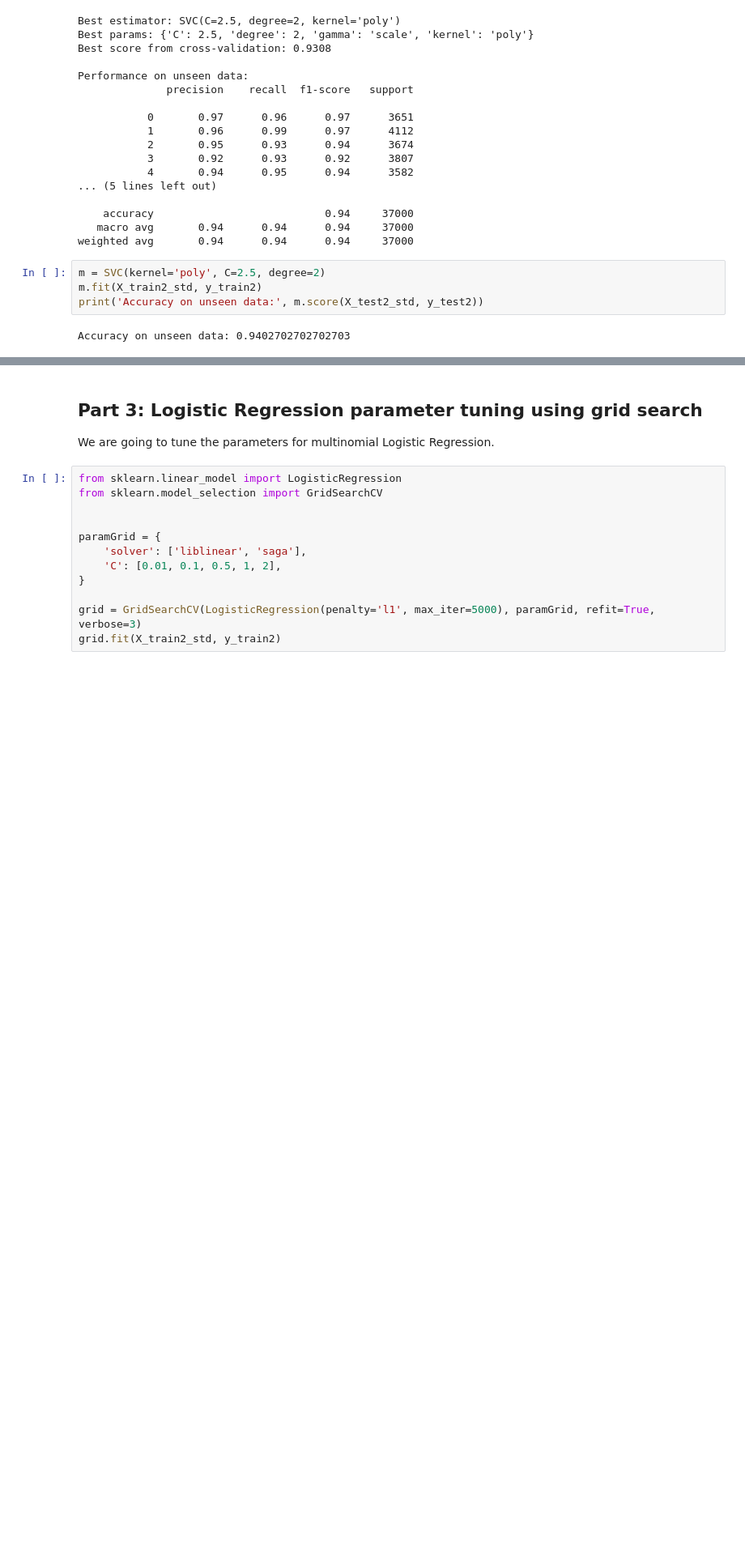
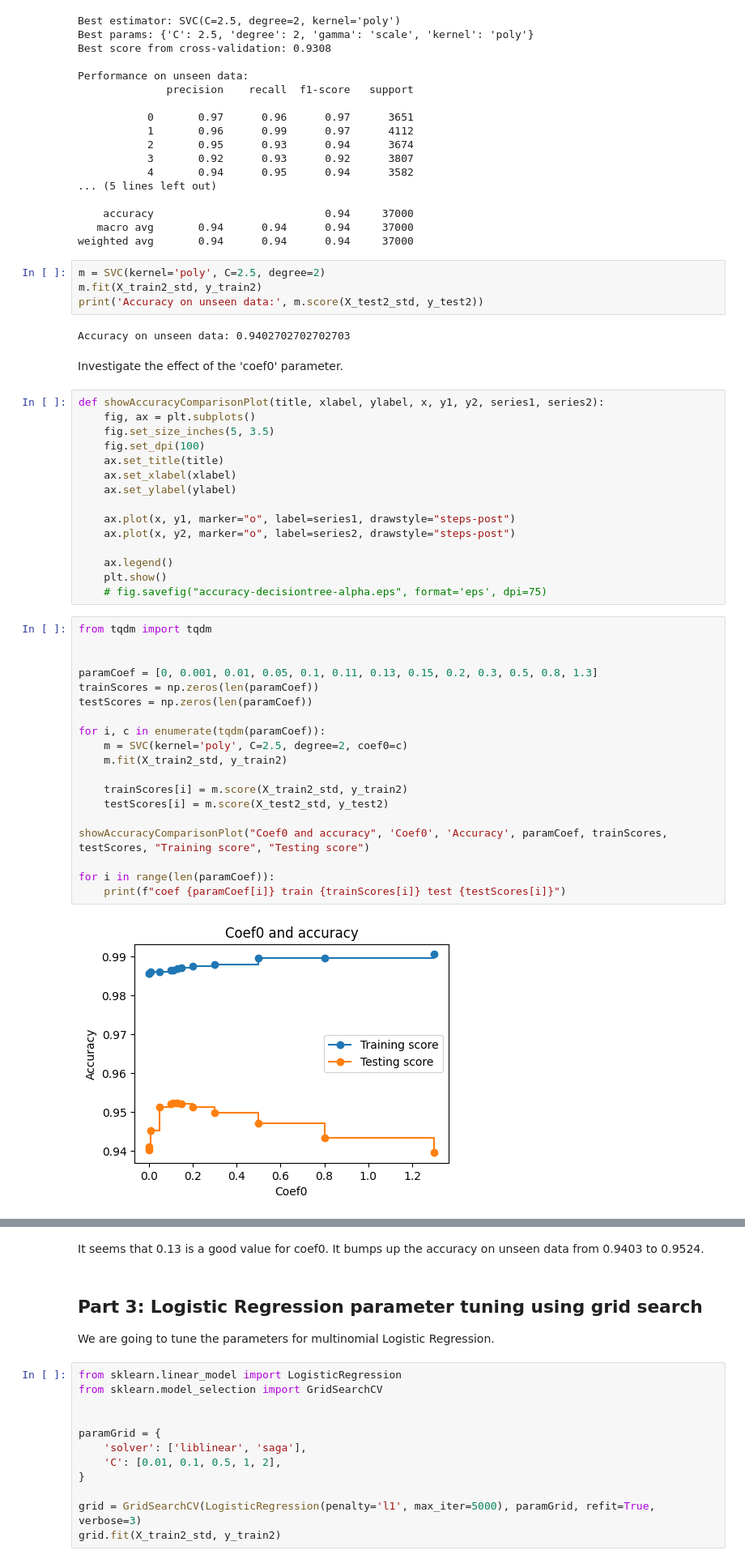
Before and after one commit to gusluchetti/uu-pattern-recognition, a Jupyter notebook: taskFive.ipynb, the cells around one changed output, grey strips where cells are left out. Shown: that part at 81% size. Saved outputs shown, nothing was run; the diff lists cells and outputs as text; blank space fills up the shorter version.

Commit message:
Also tune SVM's coef0 parameter.

```diff
--- a/taskFive.ipynb
+++ b/taskFive.ipynb
@@ -221,3 +222,41 @@ m.fit(X_train2_std, y_train2)
 print('Accuracy on unseen data:', m.score(X_test2_std, y_test2))
 # %% [output]
 Accuracy on unseen data: 0.9402702702702703
+# %% [markdown]
+Investigate the effect of the 'coef0' parameter.
+# %%
+def showAccuracyComparisonPlot(title, xlabel, ylabel, x, y1, y2, series1, series2):
+    fig, ax = plt.subplots()
+    fig.set_size_inches(5, 3.5)
+    fig.set_dpi(100)
+    ax.set_title(title)
+    ax.set_xlabel(xlabel)
+    ax.set_ylabel(ylabel)
+
+    ax.plot(x, y1, marker="o", label=series1, drawstyle="steps-post")
+    ax.plot(x, y2, marker="o", label=series2, drawstyle="steps-post")
+
+    ax.legend()
+    plt.show()
+    # fig.savefig("accuracy-decisiontree-alpha.eps", format='eps', dpi=75)
+# %%
+from tqdm import tqdm
+
+
+paramCoef = [0, 0.001, 0.01, 0.05, 0.1, 0.11, 0.13, 0.15, 0.2, 0.3, 0.5, 0.8, 1.3]
+trainScores = np.zeros(len(paramCoef))
+testScores = np.zeros(len(paramCoef))
+
+for i, c in enumerate(tqdm(paramCoef)):
+    m = SVC(kernel='poly', C=2.5, degree=2, coef0=c)
+    m.fit(X_train2_std, y_train2)
+
+    trainScores[i] = m.score(X_train2_std, y_train2)
+    testScores[i] = m.score(X_test2_std, y_test2)
+
+showAccuracyComparisonPlot("Coef0 and accuracy", 'Coef0', 'Accuracy', paramCoef, trainScores, testScores, "Training score", "Testing score")
+
+for i in range(len(paramCoef)):
+    print(f"coef {paramCoef[i]} train {trainScores[i]} test {testScores[i]}")
+# %% [output]
+[figure, added]
@@ -224,3 +276,5 @@ Accuracy on unseen data: 0.9402702702702703
+# %% [markdown]
+It seems that 0.13 is a good value for coef0. It bumps up the accuracy on unseen data from 0.9403 to 0.9524.
 # %% [markdown]
 ## Part 3: Logistic Regression parameter tuning using grid search
 
```
Also changed, not shown: parts of 4 cells of this notebook.
